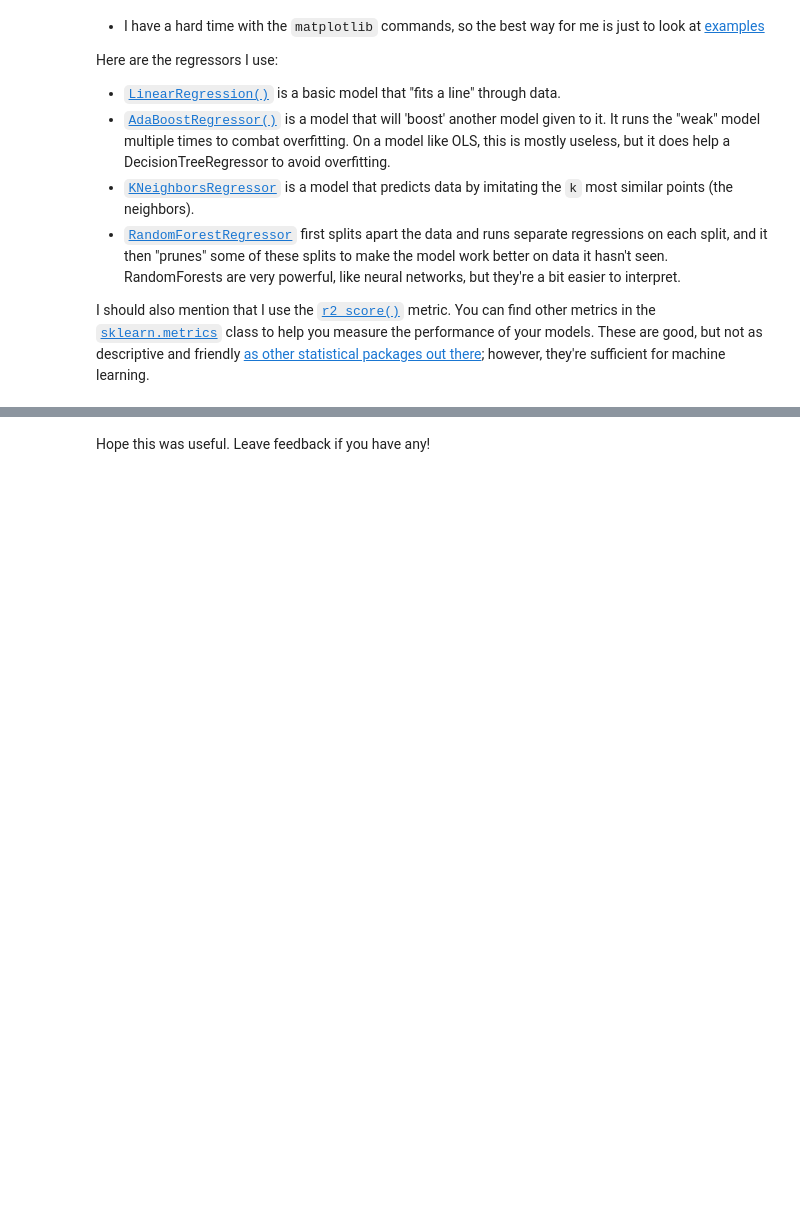
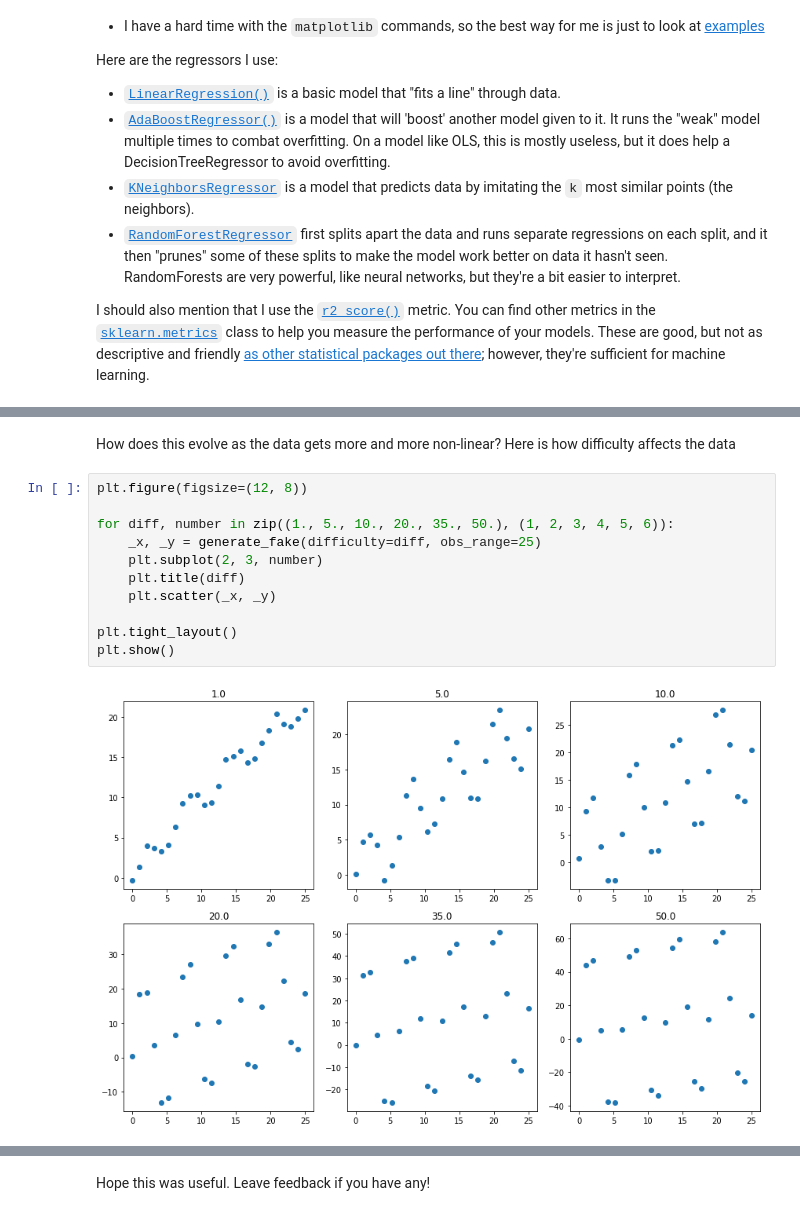
Before and after one commit to sjchiass/ml_guides, a Jupyter notebook: Statistical Learning/1_Regressions.ipynb, the cells around one changed output, grey strips where cells are left out. Drawn from its saved outputs; the diff is of its cells as text; blank space fills up the shorter version.

```diff
--- a/Statistical Learning/1_Regressions.ipynb
+++ b/Statistical Learning/1_Regressions.ipynb
@@ -557,0 +566,15 @@ R^2 score for Random Forests is 0.9110315689434602
+# %% [markdown]
+How does this evolve as the data gets more and more non-linear? Here is how difficulty affects the data
+# %%
+plt.figure(figsize=(12, 8))
+
+for diff, number in zip((1., 5., 10., 20., 35., 50.), (1, 2, 3, 4, 5, 6)):
+    _x, _y = generate_fake(difficulty=diff, obs_range=25)
+    plt.subplot(2, 3, number)
+    plt.title(diff)
+    plt.scatter(_x, _y)
+
+plt.tight_layout()
+plt.show()
+# %% [output]
+[figure, added]
```
Also changed, not shown: parts of 5 cells of this notebook, 3 other files.
